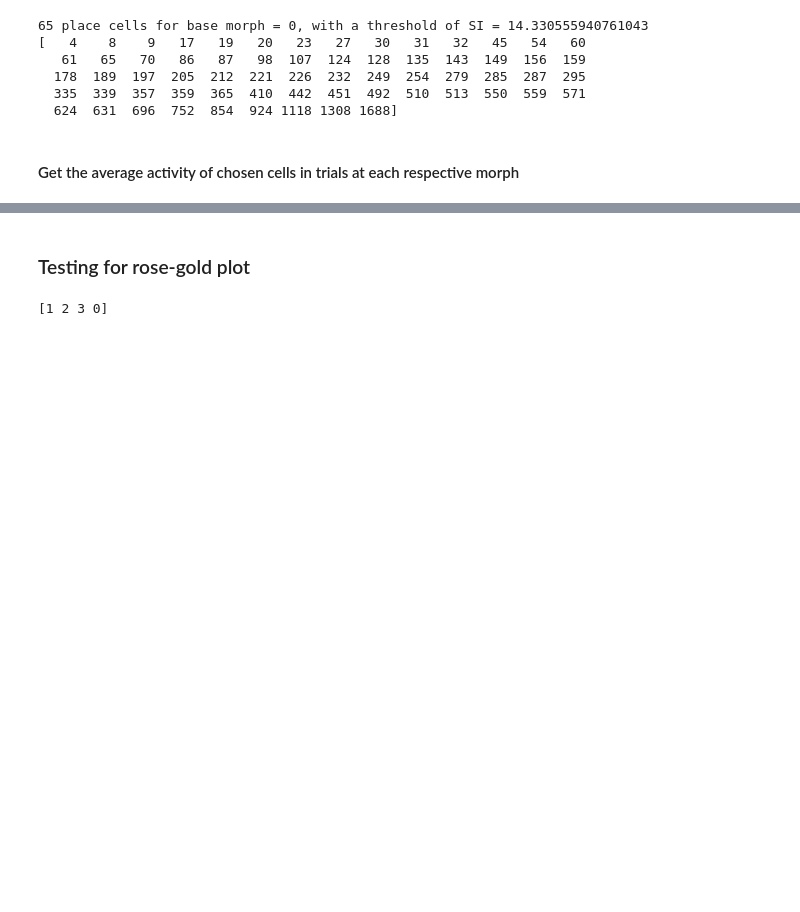
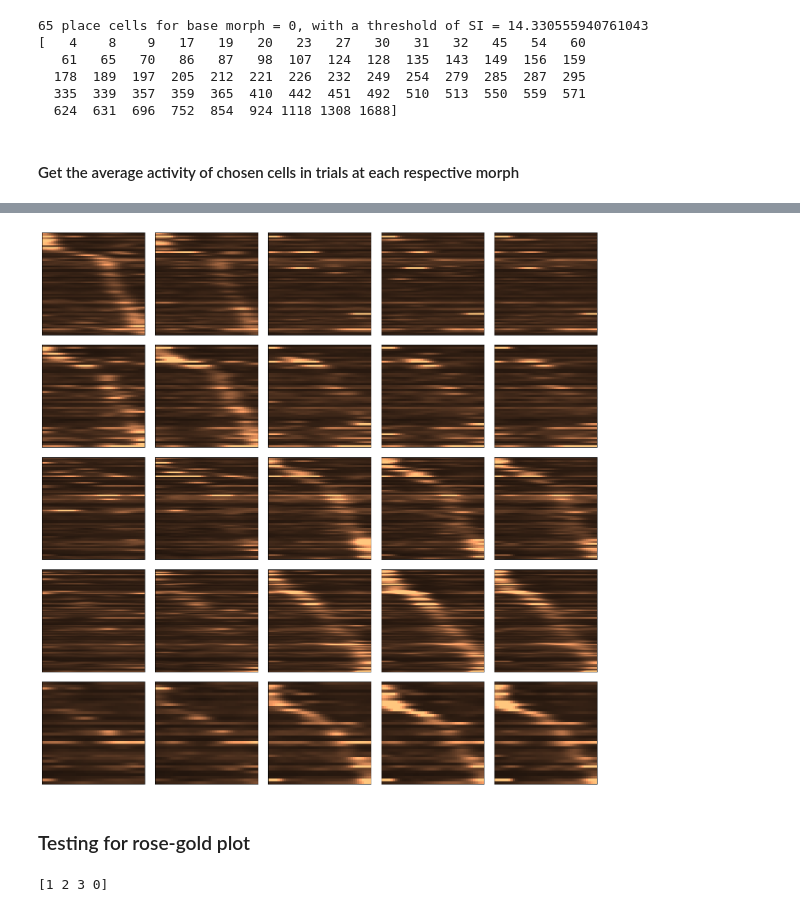
Before and after one commit to tarek-soubra/place-cell-project, a Jupyter notebook: explorev2.ipynb, the cells around one changed output, grey strips where cells are left out. Drawn from its saved outputs; the diff is of its cells as text; code cells hidden in the pictures; blank space fills up the shorter version.

Commit message:
fixed plot aspect ratio and changed normalization to peak activity on diagonal

```diff
--- a/explorev2.ipynb
+++ b/explorev2.ipynb
@@ -624,18 +592,0 @@ print(np.isclose(avgActivity[0][1],avgAct4_placeCells0))
-# %%
-fig, ax = plt.subplots(5,5, figsize=(18,18))
-
-for row, cells in enumerate(baseMorphValues):
-    for col, trials in enumerate(baseMorphValues):
-        cellsToPlot = np.transpose(avgActivity[cells][trials][:,np.argsort(np.argmax(avgActivity[cells][cells],axis=0))])
-        norms = np.max(cellsToPlot, axis = 1).reshape(-1,1)
-        ax[row, col].imshow(figsmooth(cellsToPlot/norms,[0,3]),cmap='copper')
-        ax[row, col].set_xticks([])
-        ax[row, col].set_yticks([])
-
-plt.subplots_adjust(wspace=0.1, hspace=0.1)
-# plt.tight_layout()
-plt.show()
-# cellsToPlot = np.transpose(avgActivity[0.75][0.75][:,np.argsort(np.argmax(avgActivity[0.75][0.75],axis=0))])
-# norms = np.max(cellsToPlot, axis = 1).reshape(-1,1)
-# plt.imshow(figsmooth(cellsToPlot/norms,[0,3]),cmap='copper')
-# plt.plot
@@ -644,3 +624,25 @@ plt.show()
+# %%
+fig, ax = plt.subplots(5,5, figsize=(18,18))
+
+for row, cells in enumerate(baseMorphValues):
+    for col, trials in enumerate(baseMorphValues):
+        cellsToPlot = np.transpose(avgActivity[cells][trials][:,np.argsort(np.argmax(avgActivity[cells][cells],axis=0))])
+#         norms = np.max(cellsToPlot, axis = 1).reshape(-1,1)
+        norms = np.max(np.transpose(avgActivity[cells][cells]), axis = 1).reshape(-1,1)
+
+        ax[row, col].imshow(figsmooth(cellsToPlot/norms,[0,3]),cmap='copper', vmin=-0.1, vmax = 0.9, aspect="auto")
+        ax[row, col].set_xticks([])
+        ax[row, col].set_yticks([])
+
+plt.subplots_adjust(wspace=0.1, hspace=0.1)
+# plt.tight_layout()
+plt.show()
+# cellsToPlot = np.transpose(avgActivity[0.75][0.75][:,np.argsort(np.argmax(avgActivity[0.75][0.75],axis=0))])
+# norms = np.max(cellsToPlot, axis = 1).reshape(-1,1)
+# plt.imshow(figsmooth(cellsToPlot/norms,[0,3]),cmap='copper')
+# plt.plot
+# %% [output]
+[figure, added]
 # %%
 # Needed: average activity of placeCells_morph0 in "base0" trials
 
```
Also changed, not shown: parts of 7 cells of this notebook.
